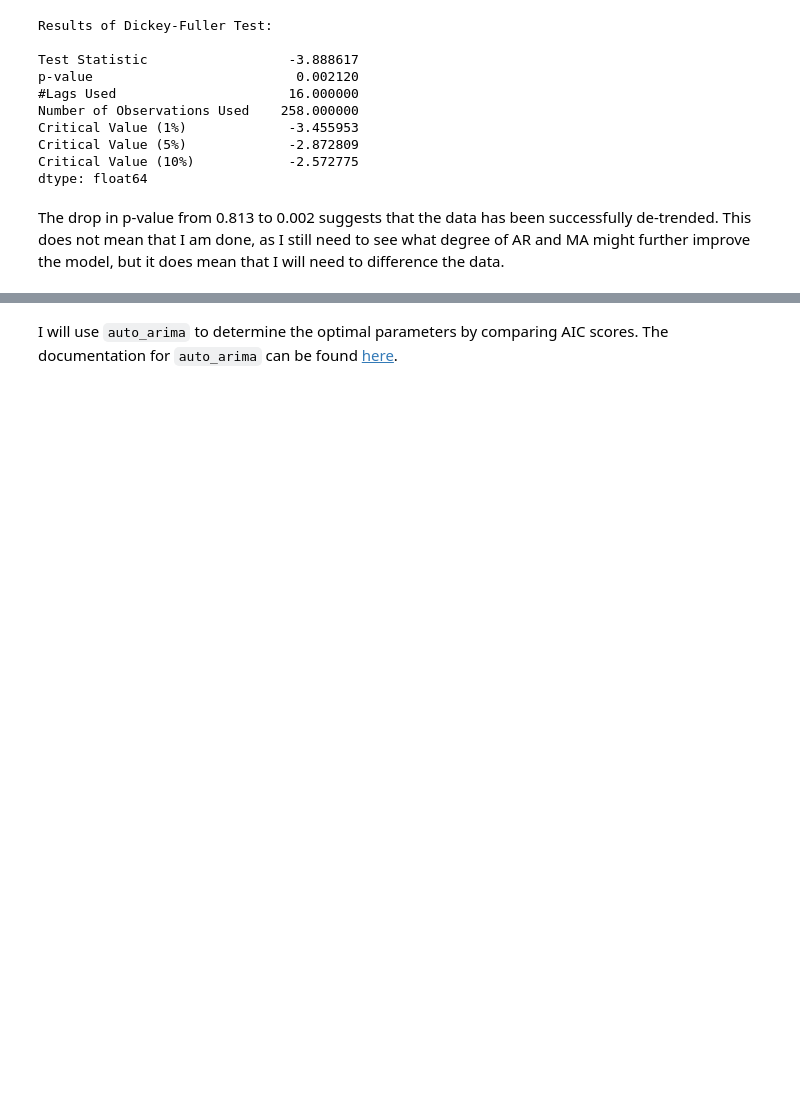
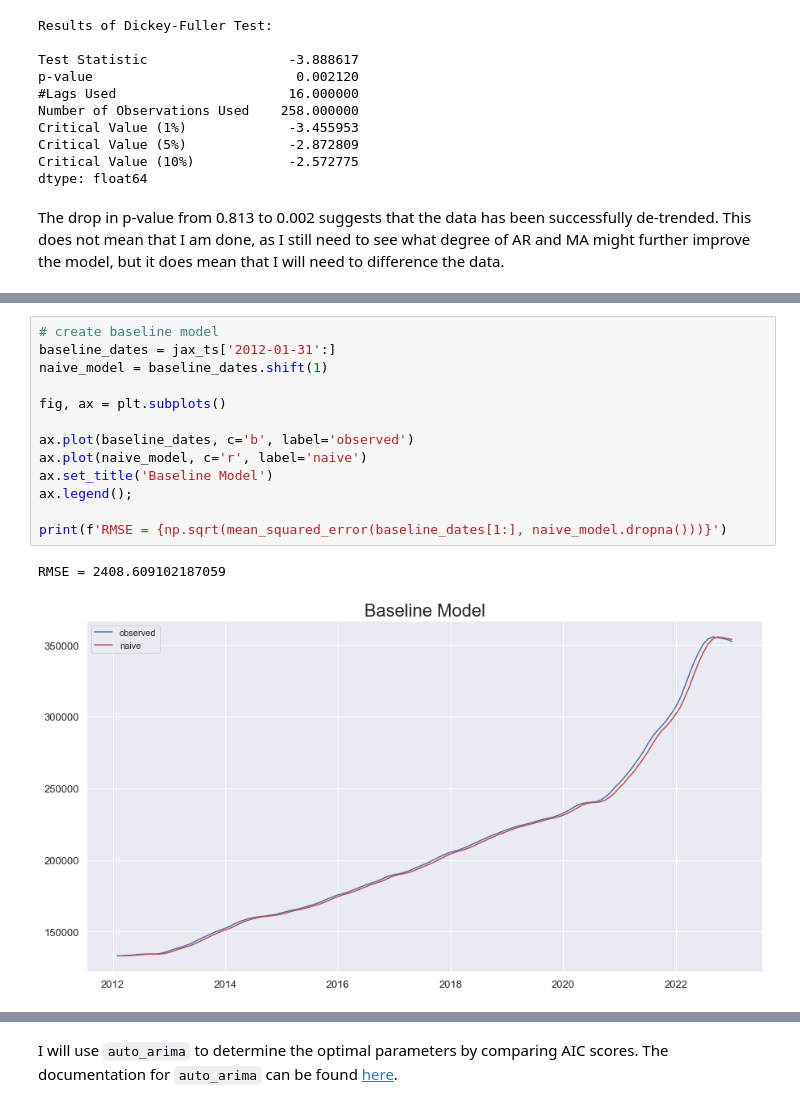
Before and after one commit to luke-lite/Jacksonville-Housing-Prices-Time-Series-Analysis, a Jupyter notebook: Jacksonville-Housing-Prices-Time-Series-Analysis.ipynb, the cells around one changed output, grey strips where cells are left out. Cells and saved outputs as stored; diff of their text form; blank space fills up the shorter version.

```diff
--- a/Jacksonville-Housing-Prices-Time-Series-Analysis.ipynb
+++ b/Jacksonville-Housing-Prices-Time-Series-Analysis.ipynb
@@ -322,0 +331,16 @@ The drop in p-value from 0.813 to 0.002 suggests that the data has been successf
+# %%
+# create baseline model
+baseline_dates = jax_ts['2012-01-31':]
+naive_model = baseline_dates.shift(1)
+
+fig, ax = plt.subplots()
+
+ax.plot(baseline_dates, c='b', label='observed')
+ax.plot(naive_model, c='r', label='naive')
+ax.set_title('Baseline Model')
+ax.legend();
+
+print(f'RMSE = {np.sqrt(mean_squared_error(baseline_dates[1:], naive_model.dropna()))}')
+# %% [output]
+RMSE = 2408.609102187059
+[figure, added]
```
Also changed, not shown: parts of 16 cells of this notebook.
